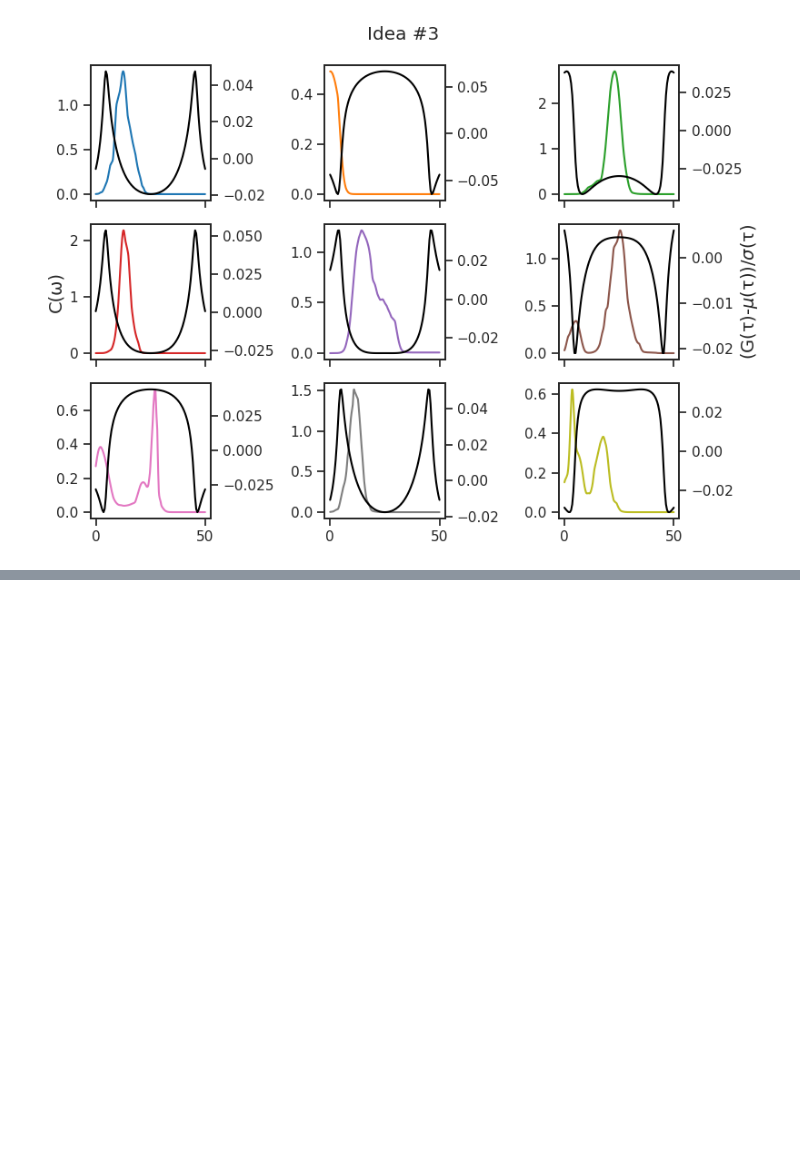
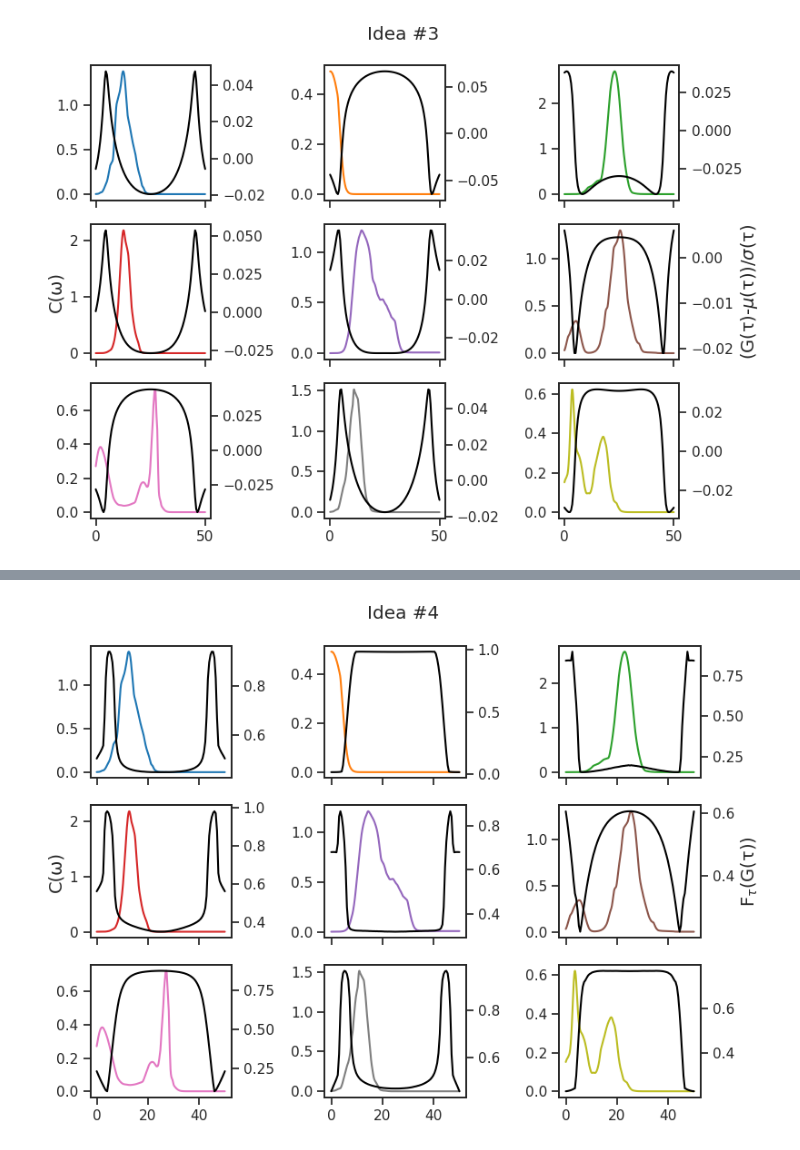
Before and after one commit to Hirshberg-Lab/transformer_latent_diffusion_4AC, a Jupyter notebook: types_of_norms.ipynb, the cells around one changed output, grey strips where cells are left out. Drawn from its saved outputs; the diff is of its cells as text; code cells hidden in the pictures; blank space fills up the shorter version.

Commit message:
added idea #4

```diff
--- a/types_of_norms.ipynb
+++ b/types_of_norms.ipynb
@@ -127,0 +141,30 @@ plt.show()
+# %%
+m = 10
+L = len(dataloader)
+possible_G_vals = np.linspace(0,6,int(1e5))
+CDF = 0
+for i in tqdm(range(m)):
+    for C, G in dataloader:
+        CDF += torch.tensor([((G<=i).sum(dim=(0,1))/len(G)/m/L).tolist() for i in possible_G_vals])
+# %%
+def pointwise_CDF_of_G(G:np.array, possible_G_vals=possible_G_vals, CDF=CDF):
+    indices = [np.where(np.abs(possible_G_vals-i)<=0.5*possible_G_vals[1])[0] for i in G.flatten()]
+    return np.array([CDF[indices[i],i].item() for i in range(len(indices))])
+# %%
+fig,axs = plt.subplots(3,3,figsize=(8.2,6),sharex=True,sharey=False)
+palette = ['C' + str(x) for x in range(250000)]
+n_ex=9
+for j in range(n_ex):
+    ax = axs.flatten()[j]
+    ax.plot(omega,C_test[j].view(1024).cpu().detach().numpy(), color=palette[j])
+    ax2= ax.twinx()
+    ax2.plot(tau*omega[-1],pointwise_CDF_of_G((G_test[j]).view(99).numpy()), color='k')
+    if j==3:
+        ax.set_ylabel('C(ω)')
+    if j==5:
+        ax2.set_ylabel(r'F$_τ$(G(τ))')
+fig.suptitle('Idea #4')
+plt.tight_layout()
+plt.show()
+# %% [output]
+[figure, added]
```
Also changed, not shown: parts of 2 cells of this notebook.
